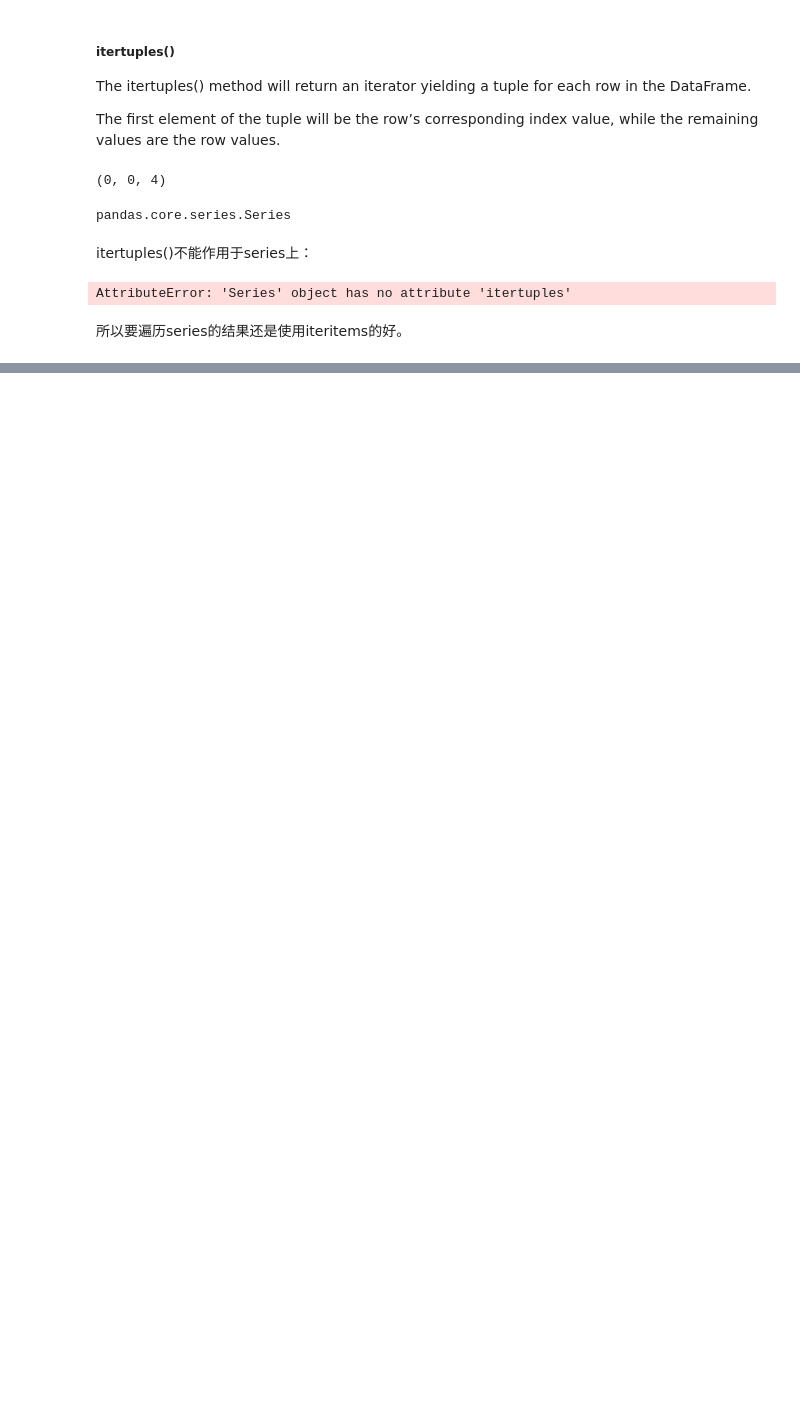
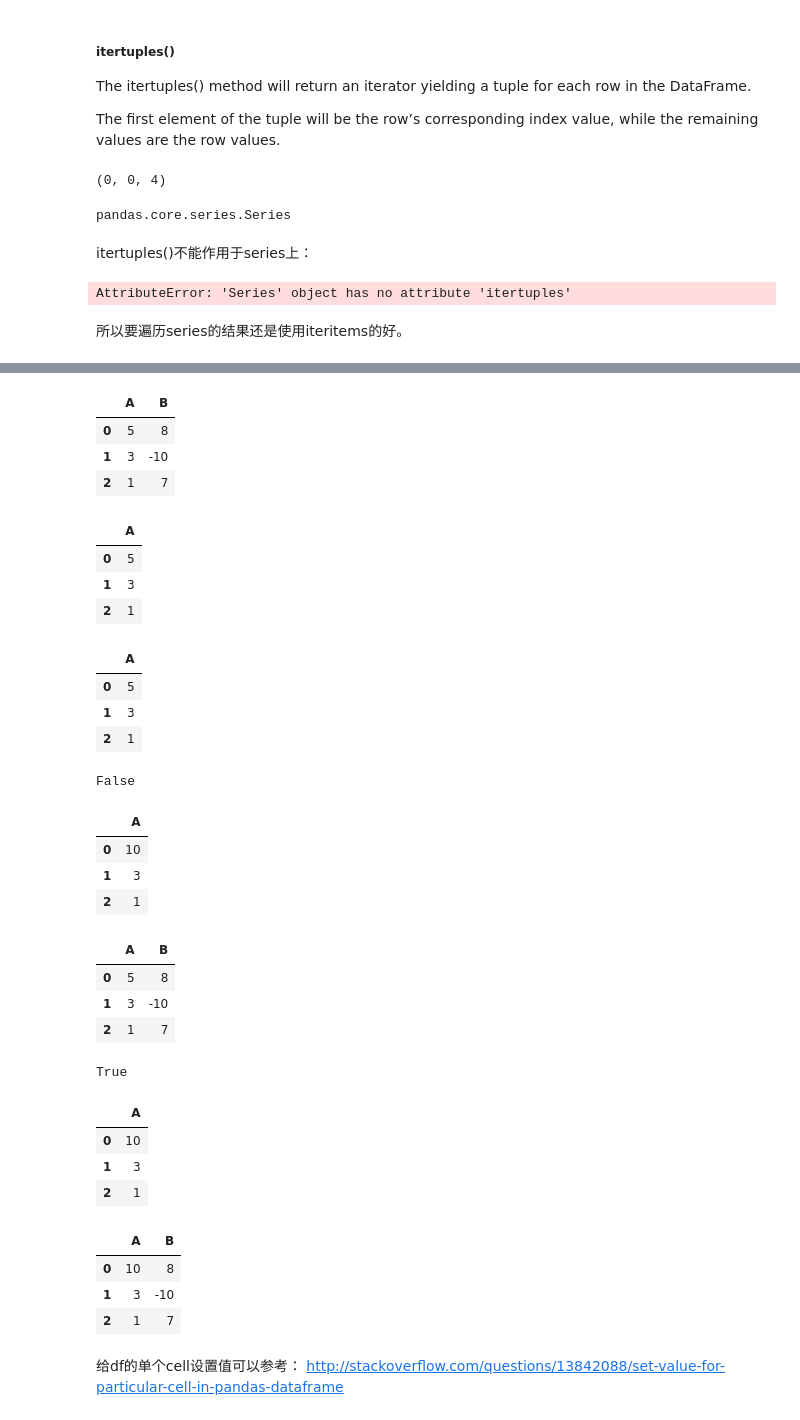
Before and after one commit to WenWeiKun-byte/PyData-Cookbook, a Jupyter notebook: Data Cleaning & Data Munging 01.ipynb, the cells around one changed output, grey strips where cells are left out. Drawn from its saved outputs; the diff is of its cells as text; code cells hidden in the pictures; blank space fills up the shorter version.

```diff
--- a/Data Cleaning & Data Munging 01.ipynb
+++ b/Data Cleaning & Data Munging 01.ipynb
@@ -963,0 +983,70 @@ AttributeError: 'Series' object has no attribute 'itertuples'
+# %%
+df = pd.DataFrame({"A": np.random.randint(0, 7, size=50),
+                    "B": np.random.randint(-10, 15, size=50)})
+# %%
+df.head(3)
+# %% [output]
+|  | A | B |
+| 0 | 5 | 8 |
+| 1 | 3 | -10 |
+| 2 | 1 | 7 |
+# %%
+df1 = df[['A']]
+df1.head(3)
+# %% [output]
+|  | A |
+| 0 | 5 |
+| 1 | 3 |
+| 2 | 1 |
+# %%
+df2 = df.ix[:,0:1]
+df2.head(3)
+# %% [output]
+|  | A |
+| 0 | 5 |
+| 1 | 3 |
+| 2 | 1 |
+# %%
+df1._is_view
+
+# df1 不是view而是一个copy
+# %% [output]
+False
+# %%
+df1.set_value(0, 'A', 10)
+df1.head(3)
+
+# 因为是一个copy，update值的时候只会影响自身 而不会影响源df
+# %% [output]
+|  | A |
+| 0 | 10 |
+| 1 | 3 |
+| 2 | 1 |
+# %%
+df.head(3)
+# %% [output]
+|  | A | B |
+| 0 | 5 | 8 |
+| 1 | 3 | -10 |
+| 2 | 1 | 7 |
+# %%
+df2._is_view
+# %% [output]
+True
+# %%
+df2.set_value(0, 'A', 10)
+df2.head(3)
+# %% [output]
+|  | A |
+| 0 | 10 |
+| 1 | 3 |
+| 2 | 1 |
+# %%
+df.head(3)
+# %% [output]
+|  | A | B |
+| 0 | 10 | 8 |
+| 1 | 3 | -10 |
+| 2 | 1 | 7 |
+# %% [markdown]
+给df的单个cell设置值可以参考： http://stackoverflow.com/questions/13842088/set-value-for-particular-cell-in-pandas-dataframe
```
Also changed, not shown: parts of 2 cells of this notebook.
